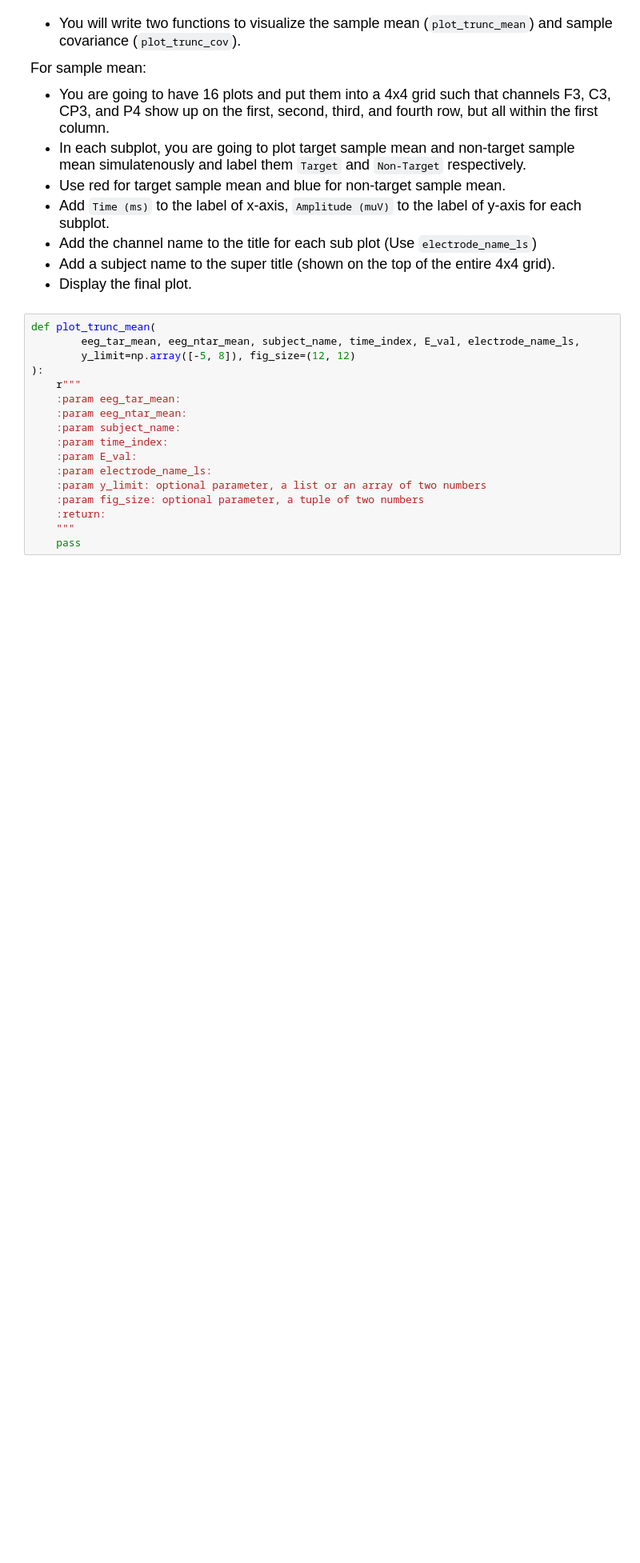
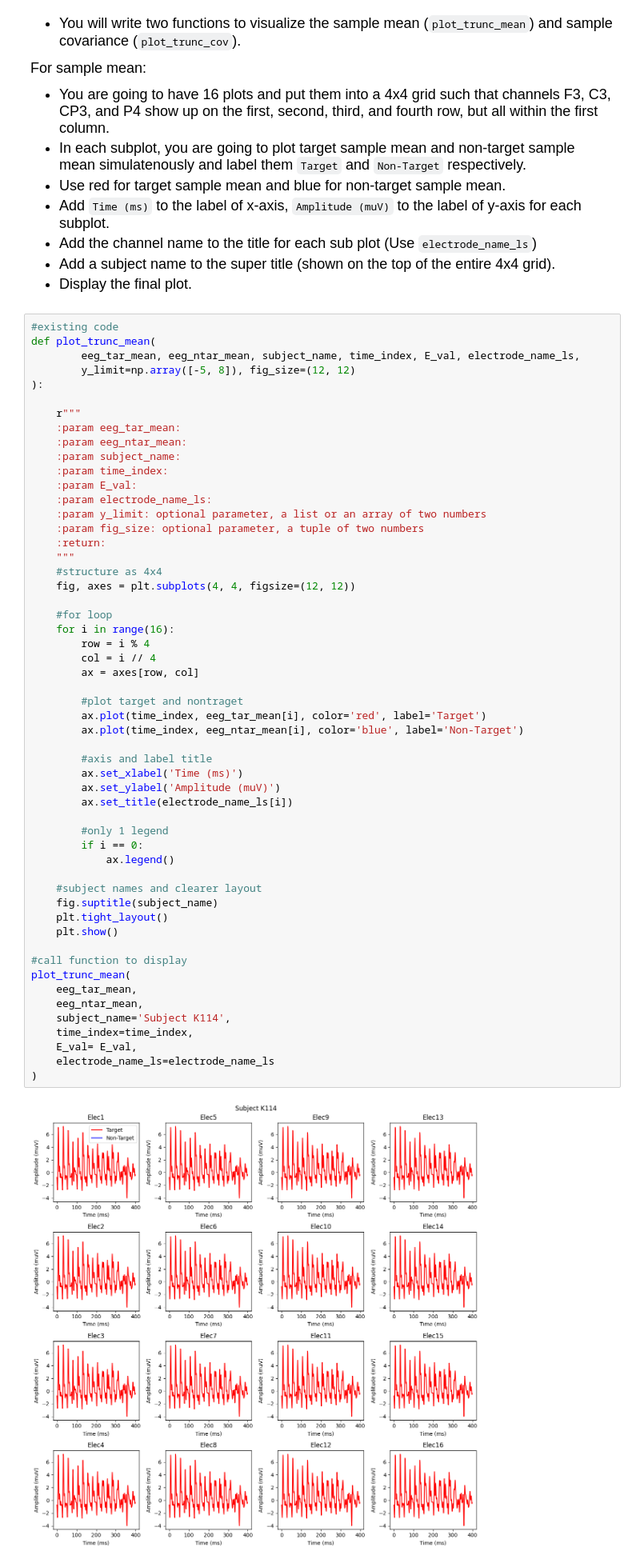
Before and after one commit to Victoriao00/BIOS-584, a Jupyter notebook: HW7.ipynb, the cells around one changed output. Shown at 80% size. Cells and saved outputs as stored; diff of their text form; blank space fills up the shorter version.

```diff
--- a/HW7.ipynb
+++ b/HW7.ipynb
@@ -163,22 +234,61 @@ For sample mean:
 - Add a subject name to the super title (shown on the top of the entire 4x4 grid).
 - Display the final plot.
 # %%
+#existing code
 def plot_trunc_mean(
         eeg_tar_mean, eeg_ntar_mean, subject_name, time_index, E_val, electrode_name_ls,
         y_limit=np.array([-5, 8]), fig_size=(12, 12)
 ):
+
     r"""
     :param eeg_tar_mean:
     :param eeg_ntar_mean:
     :param subject_name:
     :param time_index:
     :param E_val:
     :param electrode_name_ls:
     :param y_limit: optional parameter, a list or an array of two numbers
     :param fig_size: optional parameter, a tuple of two numbers
     :return:
     """
-    pass
+    #structure as 4x4
+    fig, axes = plt.subplots(4, 4, figsize=(12, 12))
+
+    #for loop
+    for i in range(16):
+        row = i % 4
+        col = i // 4
+        ax = axes[row, col]
+
+        #plot target and nontraget
+        ax.plot(time_index, eeg_tar_mean[i], color='red', label='Target')
+        ax.plot(time_index, eeg_ntar_mean[i], color='blue', label='Non-Target')
+
+        #axis and label title
+        ax.set_xlabel('Time (ms)')
+        ax.set_ylabel('Amplitude (muV)')
+        ax.set_title(electrode_name_ls[i])
+
+        #only 1 legend
+        if i == 0:
+            ax.legend()
+
+    #subject names and clearer layout
+    fig.suptitle(subject_name)
+    plt.tight_layout()
+    plt.show()
+
+#call function to display
+plot_trunc_mean(
+    eeg_tar_mean,
+    eeg_ntar_mean,
+    subject_name='Subject K114',
+    time_index=time_index,
+    E_val= E_val,
+    electrode_name_ls=electrode_name_ls
+)
+# %% [output]
+[figure, added]
 # %% [markdown]
 <font size='4'>
 For sample covariance:
```
Also changed, not shown: parts of 11 cells of this notebook, 4 other files.
